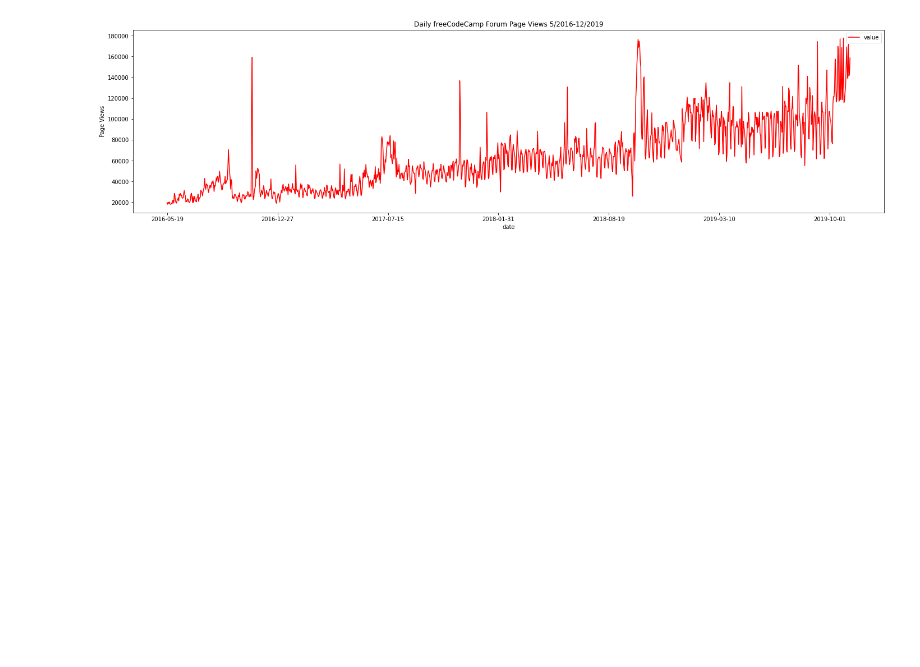
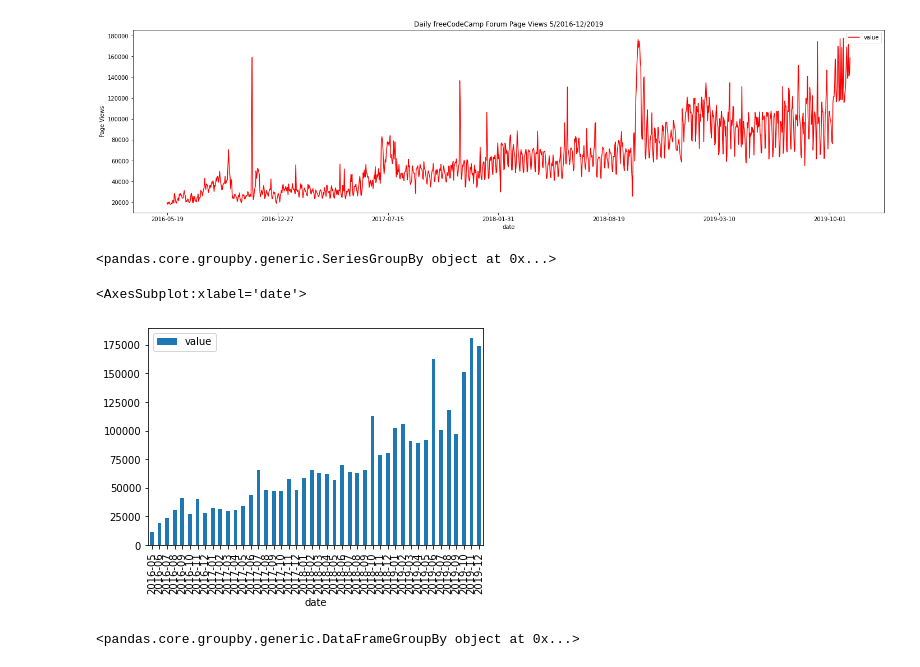
Before and after one commit to RioDeMilo/Data-analysis-with-python-projects, a Jupyter notebook: Page_View_Time_Series_Visualizer.ipynb, the cells around one changed output. Cells and saved outputs as stored; diff of their text form; code cells hidden in the pictures; blank space fills up the shorter version.

```diff
--- a/Page_View_Time_Series_Visualizer.ipynb
+++ b/Page_View_Time_Series_Visualizer.ipynb
@@ -32,3 +36,18 @@ Text(0, 0.5, 'Page Views')
+# %%
+x = (df.groupby(pd.PeriodIndex(df['date'], freq="M"))['value'].mean())
+x = pd.DataFrame(x)
+x.groupby(df['date'].dt.year)['value']
+# %% [output]
+<pandas.core.groupby.generic.SeriesGroupBy object at 0x...>
+# %%
+https://medium.com/analytics-vidhya/create-a-grouped-bar-chart-with-matplotlib-and-pandas-9b021c97e0a
+# %% [output]
+<AxesSubplot:xlabel='date'>
+[figure, added]
+# %%
+x
+# %% [output]
+<pandas.core.groupby.generic.DataFrameGroupBy object at 0x...>
 # %%
 import matplotlib.pyplot as plt
 import pandas as pd
```
Also changed, not shown: parts of 2 cells of this notebook.
